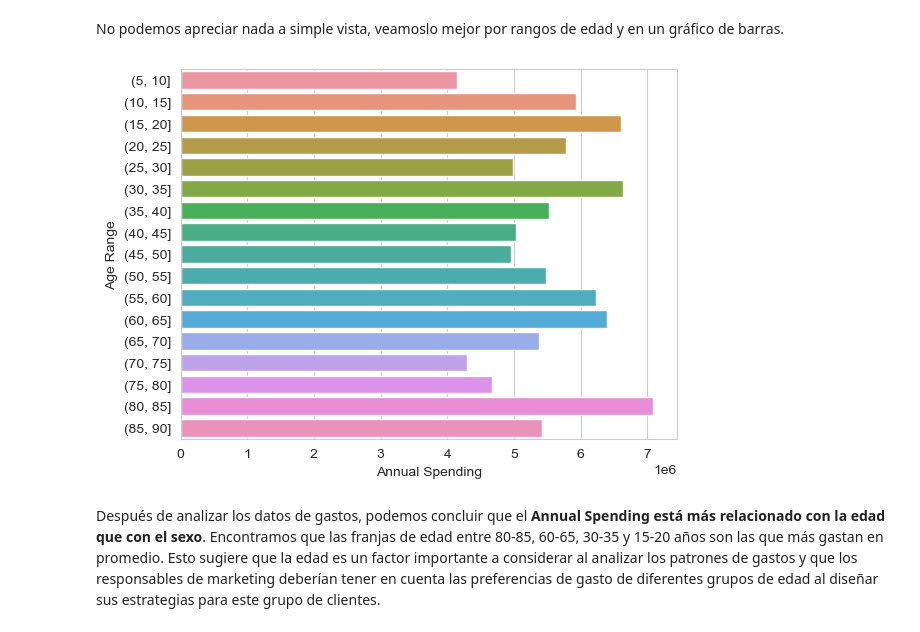
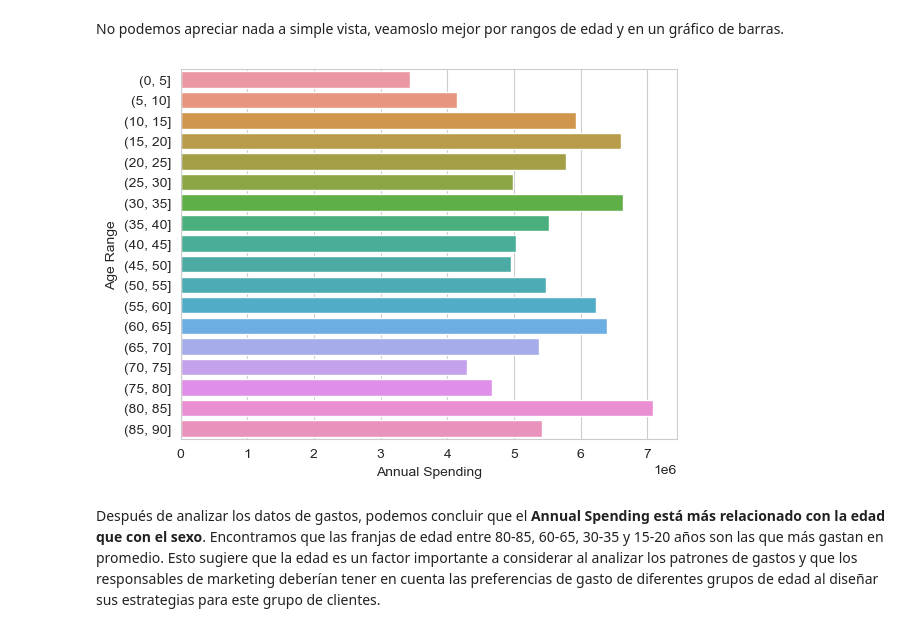
Before and after one commit to LauraDanielamg/TechnicalTestBipi, a Jupyter notebook: TechnicalTest.ipynb, the cells around one changed output. Drawn from its saved outputs; the diff is of its cells as text; code cells hidden in the pictures.

Commit message:
Fix in last question, horizontal bar plot bins values

```diff
--- a/TechnicalTest.ipynb
+++ b/TechnicalTest.ipynb
@@ -363,16 +363,16 @@ plt.show()
 No podemos apreciar nada a simple vista, veamoslo mejor por rangos de edad y en un gráfico de barras.
 # %%
 # crear una nueva columna con los rangos de edad
-df['Age Range'] = pd.cut(df['Age'], bins=[5, 10, 15, 20, 25, 30, 35, 40, 45, 50, 55, 60, 65, 70, 75, 80, 85, 90])
+df['Age Range'] = pd.cut(df['Age'], bins=list(range(0, 91, 5)))
 
 # agrupar los datos por rango de edad y sumar los gastos anuales
 gastos_edad = df.groupby('Age Range')['Annual Spending'].sum().reset_index()
 
 # crear un gráfico de barras
 sns.barplot(data=gastos_edad, x='Annual Spending', y='Age Range', orient='h')
 
 plt.show()
 # %% [output]
-[figure, old version]
+[figure, new version]
 # %% [markdown]
 Después de analizar los datos de gastos, podemos concluir que el **Annual Spending está más relacionado con la edad que con el sexo**. Encontramos que las franjas de edad entre 80-85, 60-65, 30-35 y 15-20 años son las que más gastan en promedio. Esto sugiere que la edad es un factor importante a considerar al analizar los patrones de gastos y que los responsables de marketing deberían tener en cuenta las preferencias de gasto de diferentes grupos de edad al diseñar sus estrategias para este grupo de clientes.
```
